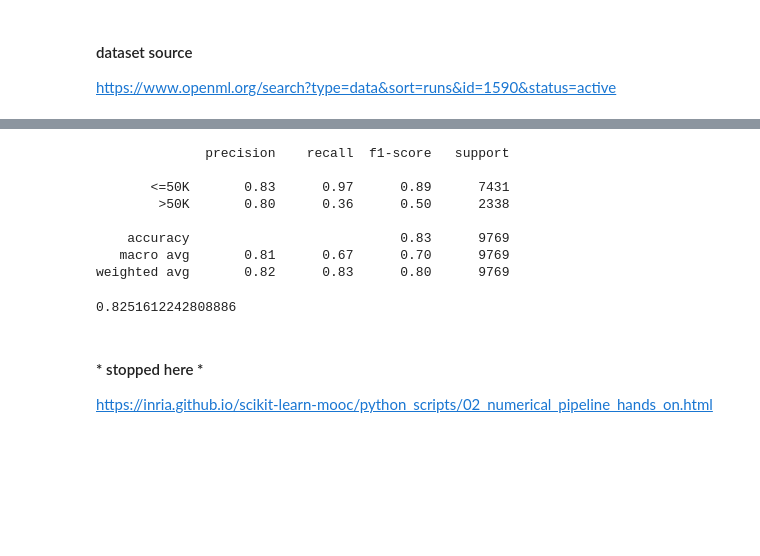
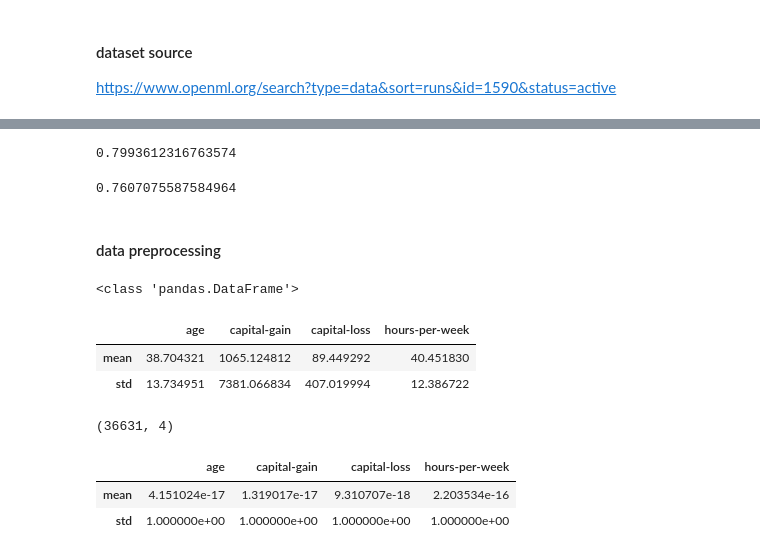
Before and after one commit to xxx-aria/scikit-learn-study, a Jupyter notebook: mooc_guide/ex3.ipynb, the cells around one changed output, grey strips where cells are left out. Saved outputs shown, nothing was run; the diff lists cells and outputs as text; code cells hidden in the pictures; blank space fills up the shorter version.

```diff
--- a/mooc_guide/ex3.ipynb
+++ b/mooc_guide/ex3.ipynb
@@ -35,23 +39,43 @@ X_train, X_test, y_train, y_test = train_test_split(X, y, test_size=0.2, random_
 # %%
-from sklearn.preprocessing import StandardScaler
-from sklearn.neighbors import KNeighborsClassifier
-from sklearn.metrics import classification_report
+from sklearn.linear_model import LogisticRegression
 
-model = KNeighborsClassifier(n_neighbors=20)
+model = LogisticRegression()
 model.fit(X_train, y_train)
 y_pred = model.predict(X_test)
-print(classification_report(y_test, y_pred))
 model.score(X_test, y_test)
 # %% [output]
-              precision    recall  f1-score   support
-
-       <=50K       0.83      0.97      0.89      7431
-        >50K       0.80      0.36      0.50      2338
-
-    accuracy                           0.83      9769
-   macro avg       0.81      0.67      0.70      9769
-weighted avg       0.82      0.83      0.80      9769
+0.7993612316763574
-0.8251612242808886
-# %% [markdown]
-#### * stopped here *
-https://inria.github.io/scikit-learn-mooc/python_scripts/02_numerical_pipeline_hands_on.html
+# %%
+from sklearn.dummy import DummyClassifier
+
+model_dummy = DummyClassifier(strategy='most_frequent')
+model_dummy.fit(X_train, y_train)
+model_dummy.score(X_test, y_test)
+# %% [output]
+0.7607075587584964
+# %% [markdown]
+#### data preprocessing
+# %%
+print(type(X_train.describe()))
+before_scaling = X_train.describe().loc[['mean', 'std']]
+before_scaling
+# %% [output]
+<class 'pandas.DataFrame'>
+|  | age | capital-gain | capital-loss | hours-per-week |
+| mean | 38.704321 | 1065.124812 | 89.449292 | 40.451830 |
+| std | 13.734951 | 7381.066834 | 407.019994 | 12.386722 |
+# %%
+from sklearn.preprocessing import StandardScaler
+
+scaler = StandardScaler()
+X_train_scaled = scaler.fit_transform(X_train)
+print(X_train_scaled.shape)
+after_scaling = pd.DataFrame(
+    np.vstack((np.mean(X_train_scaled, axis=0), np.std(X_train_scaled, axis=0))),
+    index=['mean', 'std'], columns=scaler.get_feature_names_out())
+after_scaling
+# %% [output]
+(36631, 4)
+|  | age | capital-gain | capital-loss | hours-per-week |
+| mean | 4.151024e-17 | 1.319017e-17 | 9.310707e-18 | 2.203534e-16 |
+| std | 1.000000e+00 | 1.000000e+00 | 1.000000e+00 | 1.000000e+00 |
```
Also changed, not shown: parts of 13 cells of this notebook.
